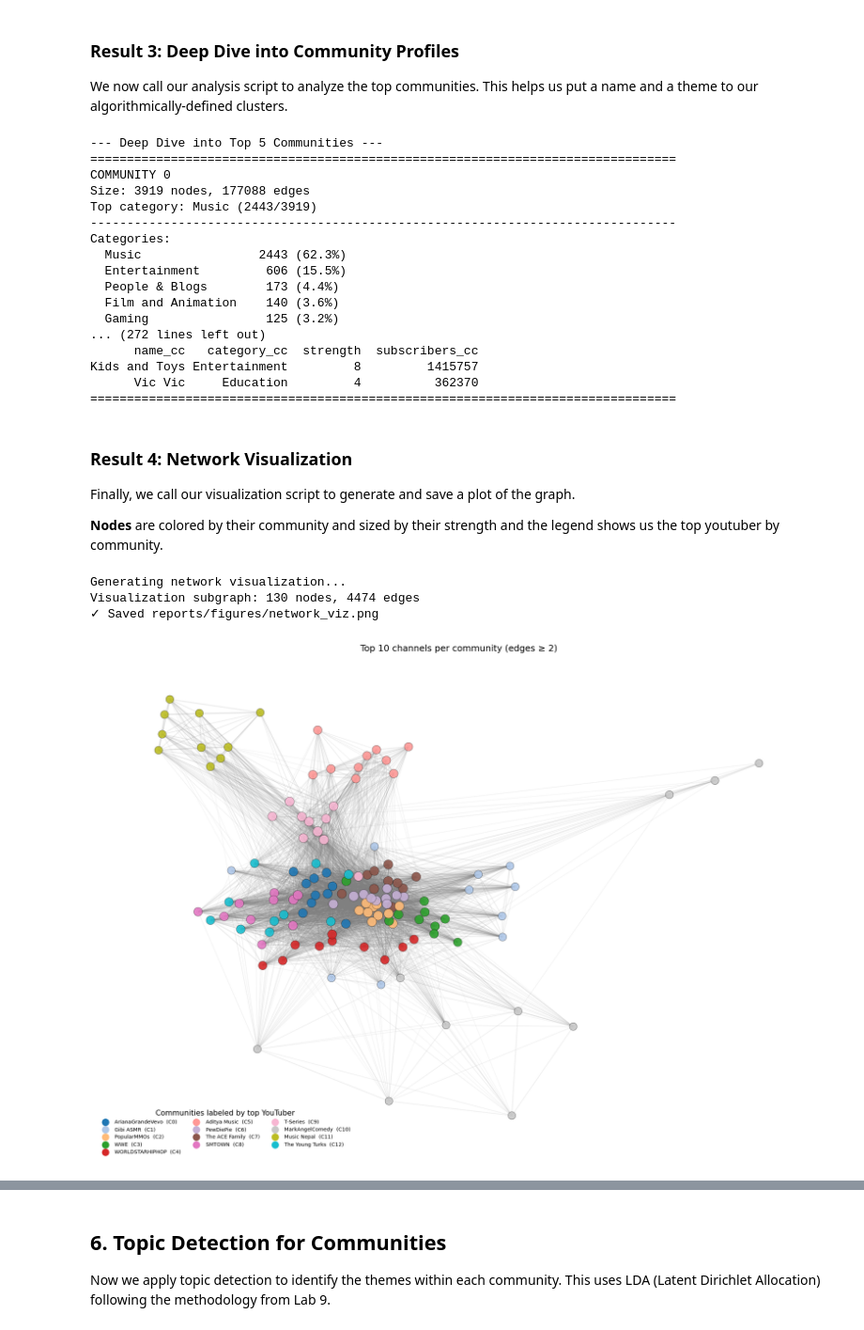
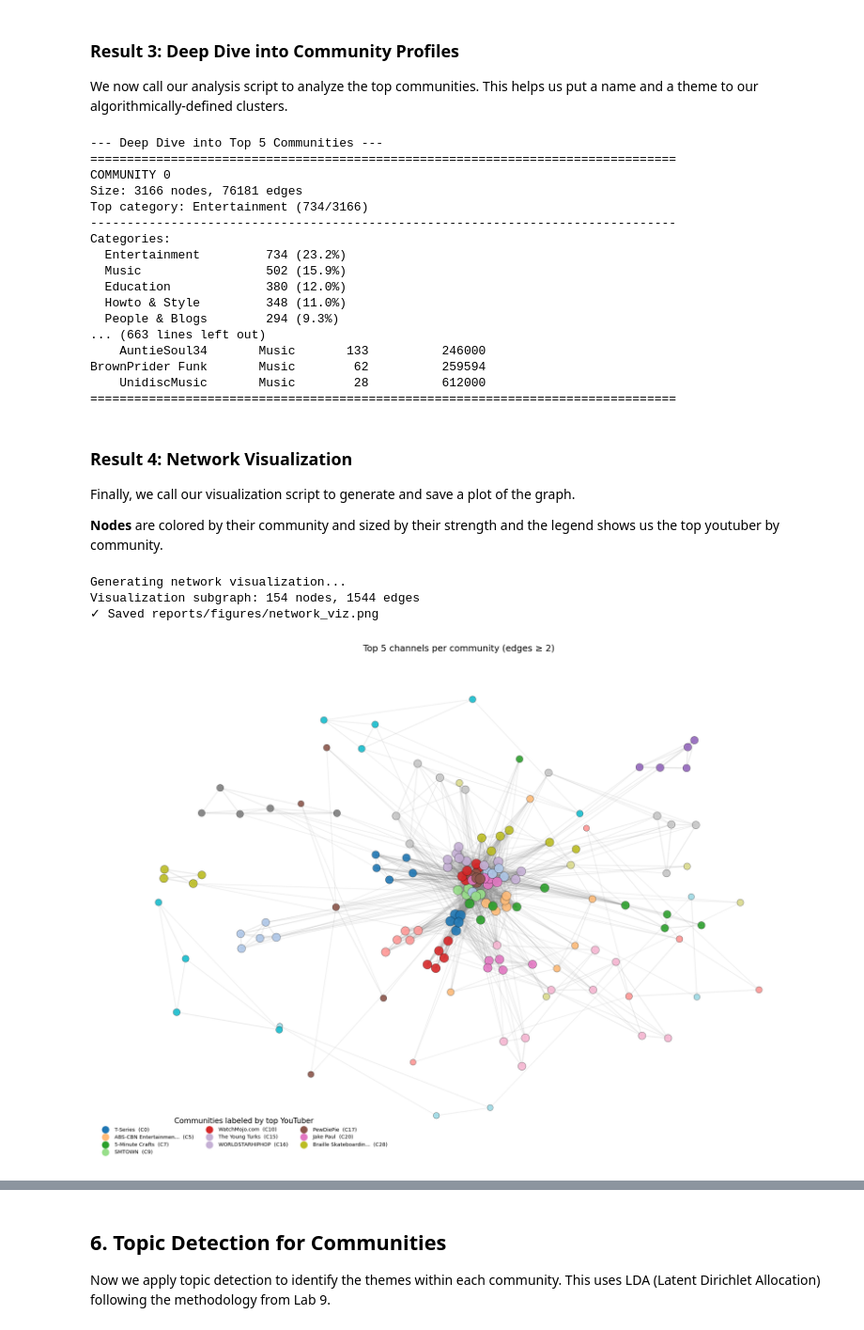
Before and after one commit to epfl-ada/ada-2025-project-zlayjiya, a Jupyter notebook: results.ipynb, the cells around one changed output, grey strips where cells are left out. Shown at 94% size. Saved outputs shown, nothing was run; the diff lists cells and outputs as text; code cells hidden in the pictures.

```diff
--- a/results.ipynb
+++ b/results.ipynb
@@ -44,7 +44,7 @@ We set our main analysis parameters here. These will be passed to our scripts.
 # %%
 # --- Parameters ---
 MIN_SUBSCRIBERS = 200_000
-MIN_EDGE_WEIGHT = 3
+MIN_EDGE_WEIGHT = 25
 MAX_COMMENT_ROWS = 150_000_000
 
 # --- New Top-K Parameters ---
@@ -61,10 +61,10 @@ USE_ENGAGEMENT_METRIC = True # Use commenter counts
 CHANNEL_METADATA_PATH = "data/raw/df_channels_en.tsv"
 VIDEO_METADATA_PATH = "data/raw/yt_metadata_helper.feather"
 
-EDGES_OUT_PATH = "data/processed/channel_edges.csv"
+EDGES_OUT_PATH = "data/processed/channel_edges (8).csv"
 CHECKPOINT_PATH = "data/processed/edges_checkpoint.pkl"
 STATE_PATH = "data/processed/state.json"
-DICT_PATH = "data/processed/channel_commenter_counts.csv"
+DICT_PATH = "data/processed/dict_o (2).csv"
 
 NODES_OUT_PATH = "data/processed/chan_graph_node_metrics.csv"
 COMMUNITIES_OUT_PATH = "data/processed/chan_graph_community_summary.csv"
@@ -156,7 +156,7 @@ edges_normalized = model_analyzer.normalize_edges(
     edges_filtered,
     channels_indexed,
     commenter_counts,
-    alpha=NORM_ALPHA,
+    alpha=0.3,
     beta=NORM_BETA,
     use_engagement=USE_ENGAGEMENT_METRIC
 )
@@ -210,3 +210,12 @@ Top 10 Largest Communities:
+# %%
+totalLength = 0
+communities.sort()
+# %%
+filtered = []
+for i in range(len(communities)):
+    if len(communities[i])>3:
+        filtered.append(communities[i])
+communities = filtered
 # %% [markdown]
 ### Result 2: Top 10 Most Influential Channels
 
@@ -235,24 +244,24 @@ Logan Paul Vlogs        Entertainment        19800000          2    5937  0.0027
 We now call our analysis script to analyze the top communities. This helps us put a name and a theme to our algorithmically-defined clusters.
 # %%
 # Run the analysis script
-model_analyzer.analyze_communities(LCC, node_df, communities, max_show=20)
+model_analyzer.analyze_communities(LCC, node_df, communities, max_show=70)
 # %% [output]
 --- Deep Dive into Top 5 Communities ---
 ================================================================================
 COMMUNITY 0
-Size: 3919 nodes, 177088 edges
-Top category: Music (2443/3919)
+Size: 3166 nodes, 76181 edges
+Top category: Entertainment (734/3166)
 --------------------------------------------------------------------------------
 Categories:
-  Music                2443 (62.3%)
-  Entertainment         606 (15.5%)
-  People & Blogs        173 (4.4%)
-  Film and Animation    140 (3.6%)
-  Gaming                125 (3.2%)
-... (272 lines left out)
-      name_cc   category_cc  strength  subscribers_cc
-Kids and Toys Entertainment         8         1415757
-      Vic Vic     Education         4          362370
+  Entertainment         734 (23.2%)
+  Music                 502 (15.9%)
+  Education             380 (12.0%)
+  Howto & Style         348 (11.0%)
+  People & Blogs        294 (9.3%)
+... (663 lines left out)
+    AuntieSoul34       Music       133          246000
+BrownPrider Funk       Music        62          259594
+    UnidiscMusic       Music        28          612000
 ================================================================================
 # %% [markdown]
 ### Result 4: Network Visualization
@@ -263,12 +272,15 @@ Finally, we call our visualization script to generate and save a plot of the gra
 # %%
 model_analyzer.visualize_network(
     LCC,
     communities,
     node_df,
-    viz_out_path=VIZ_OUT_PATH
+    n_per_comm=5,
+    min_comm_nodes=500,
+    viz_out_path=VIZ_OUT_PATH,
+    random=False
 )
 # %% [output]
 Generating network visualization...
-Visualization subgraph: 130 nodes, 4474 edges
+Visualization subgraph: 154 nodes, 1544 edges
 ✓ Saved reports/figures/network_viz.png
-[figure, old version]
+[figure, new version]
```
Also changed, not shown: parts of 11 cells of this notebook.
